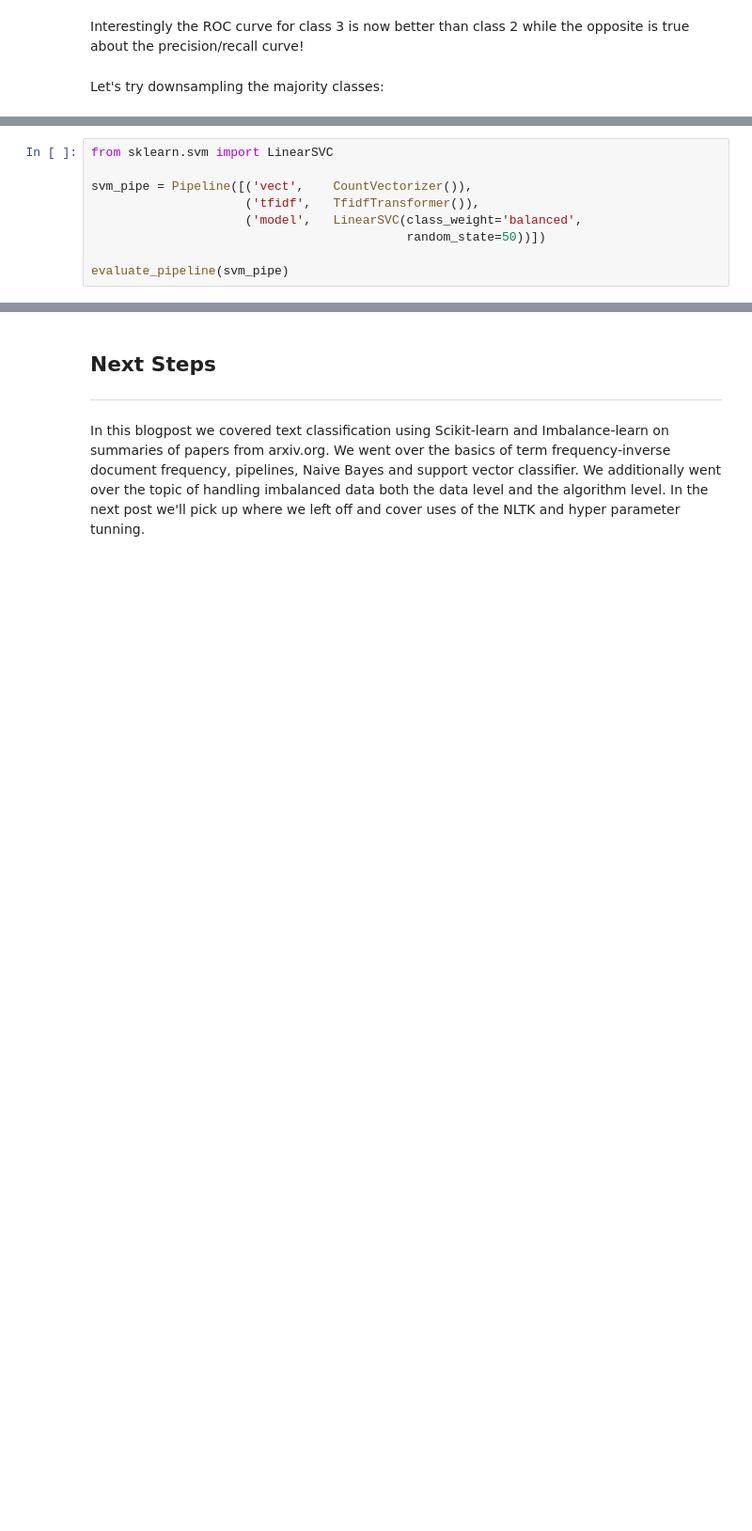
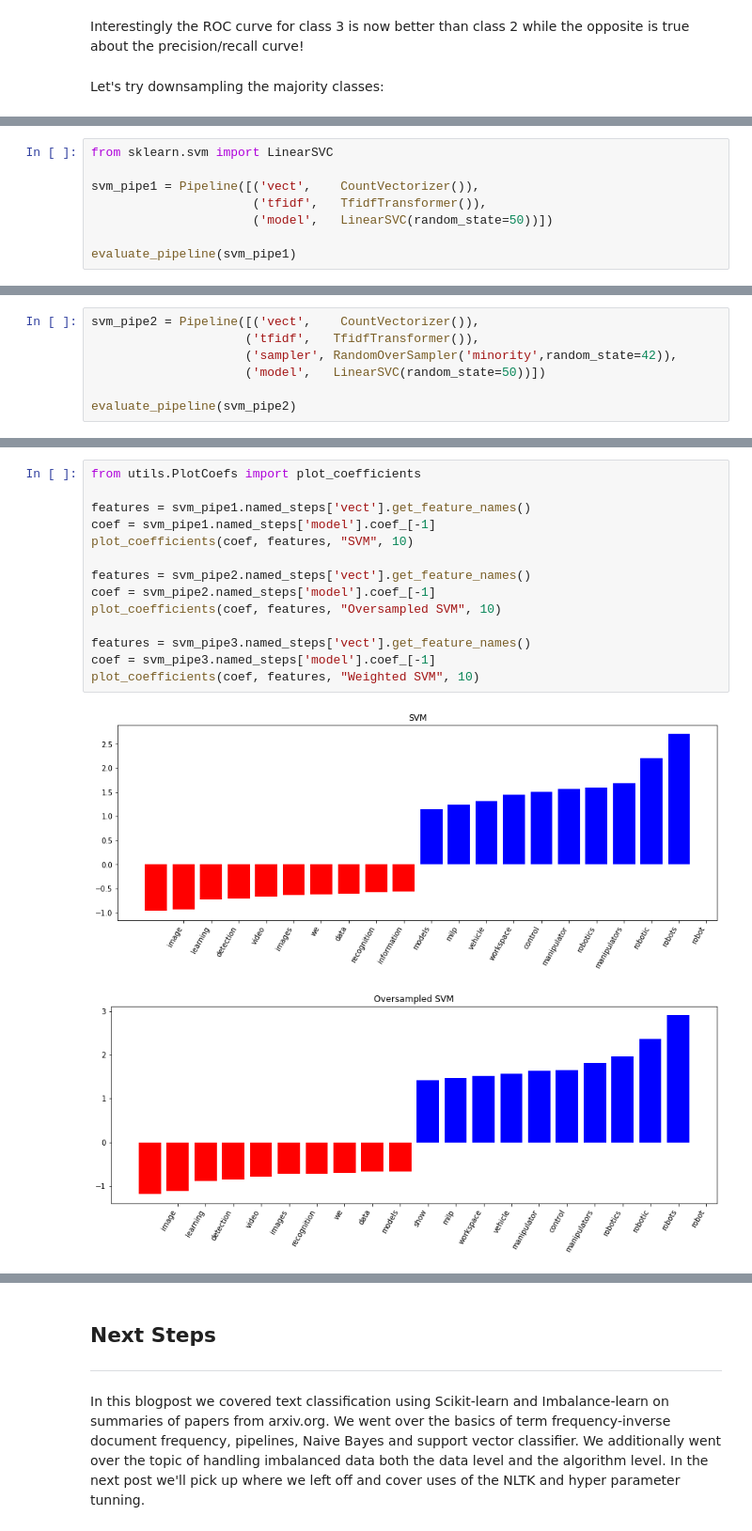
Before and after one commit to mdh266/TextClassificationApp, a Jupyter notebook: notebooks/NLP-Part1.ipynb, the cells around one changed output, grey strips where cells are left out. Shown at 94% size. Cells and saved outputs as stored; diff of their text form; blank space fills up the shorter version.

```diff
--- a/notebooks/NLP-Part1.ipynb
+++ b/notebooks/NLP-Part1.ipynb
@@ -747,12 +764,11 @@ For the purposes of this post we'll use the linear support vector classifier [Li
 # %%
 from sklearn.svm import LinearSVC
 
-svm_pipe = Pipeline([('vect',    CountVectorizer()),
-                     ('tfidf',   TfidfTransformer()),
-                     ('model',   LinearSVC(class_weight='balanced',
-                                           random_state=50))])
+svm_pipe1 = Pipeline([('vect',    CountVectorizer()),
+                      ('tfidf',   TfidfTransformer()),
+                      ('model',   LinearSVC(random_state=50))])
 
-evaluate_pipeline(svm_pipe)
+evaluate_pipeline(svm_pipe1)
 # %% [output]
               precision    recall  f1-score   support
 
@@ -771,0 +788,7 @@ Very good results!  A little low on the robotics recall, we can see using the We
+# %%
+svm_pipe2 = Pipeline([('vect',    CountVectorizer()),
+                     ('tfidf',   TfidfTransformer()),
+                     ('sampler', RandomOverSampler('minority',random_state=42)),
+                     ('model',   LinearSVC(random_state=50))])
+
+evaluate_pipeline(svm_pipe2)
@@ -771,0 +834,17 @@ Very good results!  A little low on the robotics recall, we can see using the We
+# %%
+from utils.PlotCoefs import plot_coefficients
+
+features = svm_pipe1.named_steps['vect'].get_feature_names()
+coef = svm_pipe1.named_steps['model'].coef_[-1]
+plot_coefficients(coef, features, "SVM", 10)
+
+features = svm_pipe2.named_steps['vect'].get_feature_names()
+coef = svm_pipe2.named_steps['model'].coef_[-1]
+plot_coefficients(coef, features, "Oversampled SVM", 10)
+
+features = svm_pipe3.named_steps['vect'].get_feature_names()
+coef = svm_pipe3.named_steps['model'].coef_[-1]
+plot_coefficients(coef, features, "Weighted SVM", 10)
+# %% [output]
+[figure, added]
+[figure, added]
```
Also changed, not shown: parts of 28 cells of this notebook, 3 other files.
